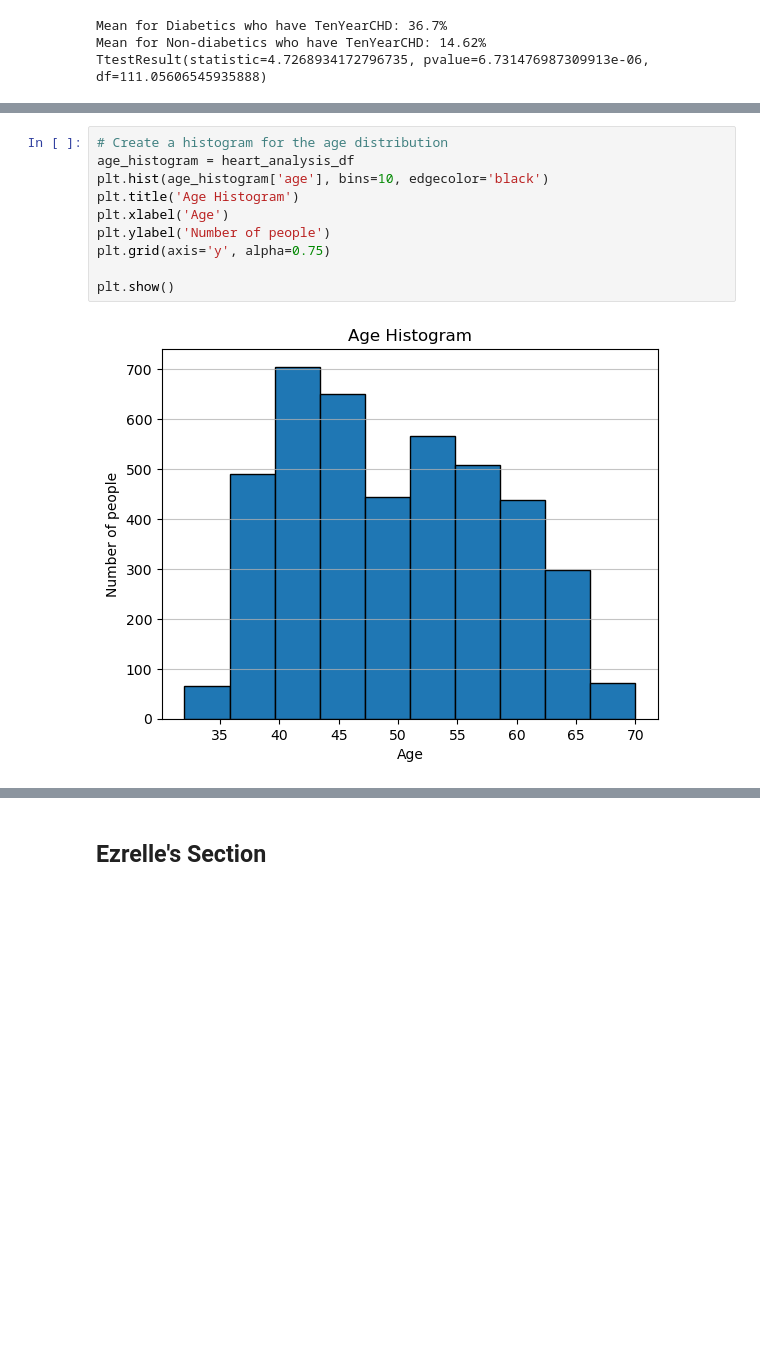
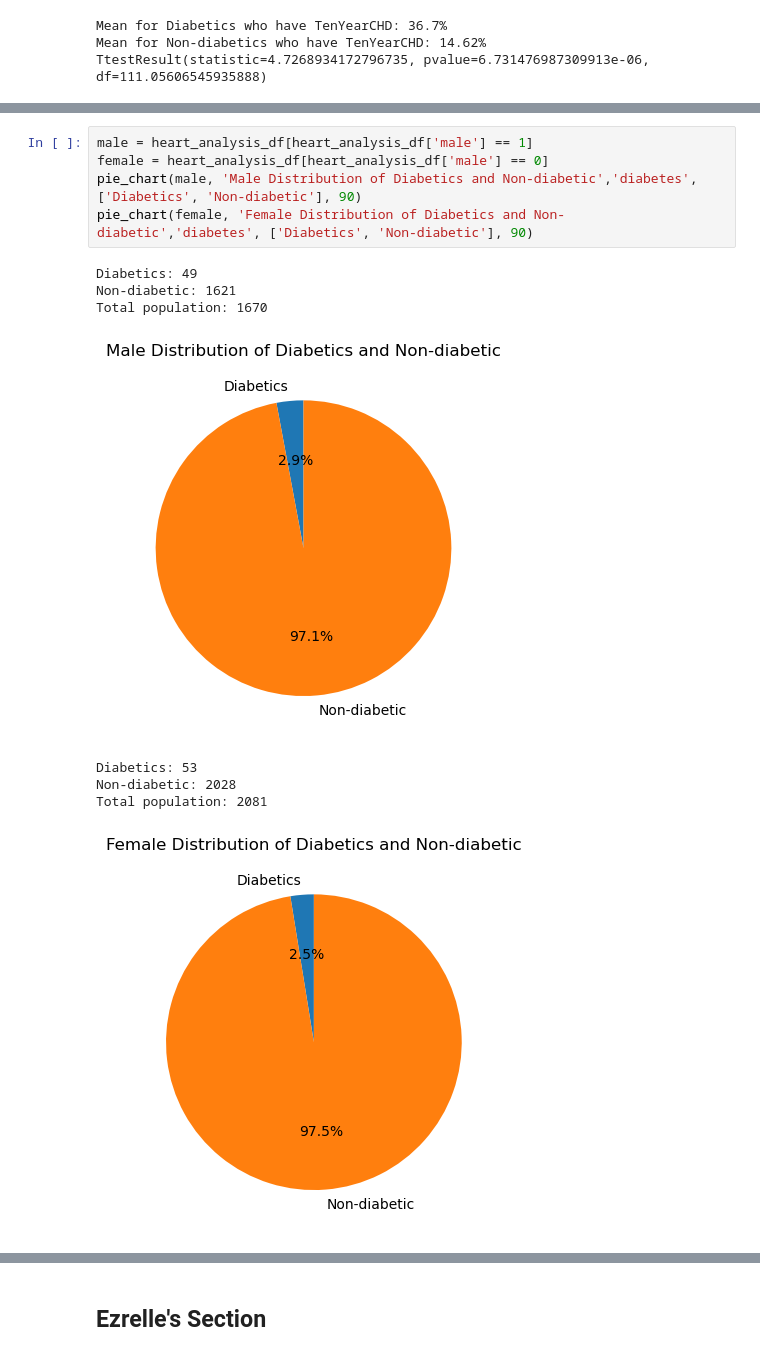
Before and after one commit to myhre062/heart-disease-analysis, a Jupyter notebook: heart-disease-data-analysis.ipynb, the cells around one changed output, grey strips where cells are left out. Saved outputs shown, nothing was run; the diff lists cells and outputs as text; blank space fills up the shorter version.

```diff
--- a/heart-disease-data-analysis.ipynb
+++ b/heart-disease-data-analysis.ipynb
@@ -108,13 +118,15 @@ plt.show()
-# %%
-# Create a histogram for the age distribution
-age_histogram = heart_analysis_df
-plt.hist(age_histogram['age'], bins=10, edgecolor='black')
-plt.title('Age Histogram')
-plt.xlabel('Age')
-plt.ylabel('Number of people')
-plt.grid(axis='y', alpha=0.75)
-
-plt.show()
-# %% [output]
-[figure, removed]
+# %%
+male = heart_analysis_df[heart_analysis_df['male'] == 1]
+female = heart_analysis_df[heart_analysis_df['male'] == 0]
+pie_chart(male, 'Male Distribution of Diabetics and Non-diabetic','diabetes', ['Diabetics', 'Non-diabetic'], 90)
+pie_chart(female, 'Female Distribution of Diabetics and Non-diabetic','diabetes', ['Diabetics', 'Non-diabetic'], 90)
+# %% [output]
+Diabetics: 49
+Non-diabetic: 1621
+Total population: 1670
+[figure, added]
+Diabetics: 53
+Non-diabetic: 2028
+Total population: 2081
+[figure, added]
 # %%
```
Also changed, not shown: parts of 27 cells of this notebook.
